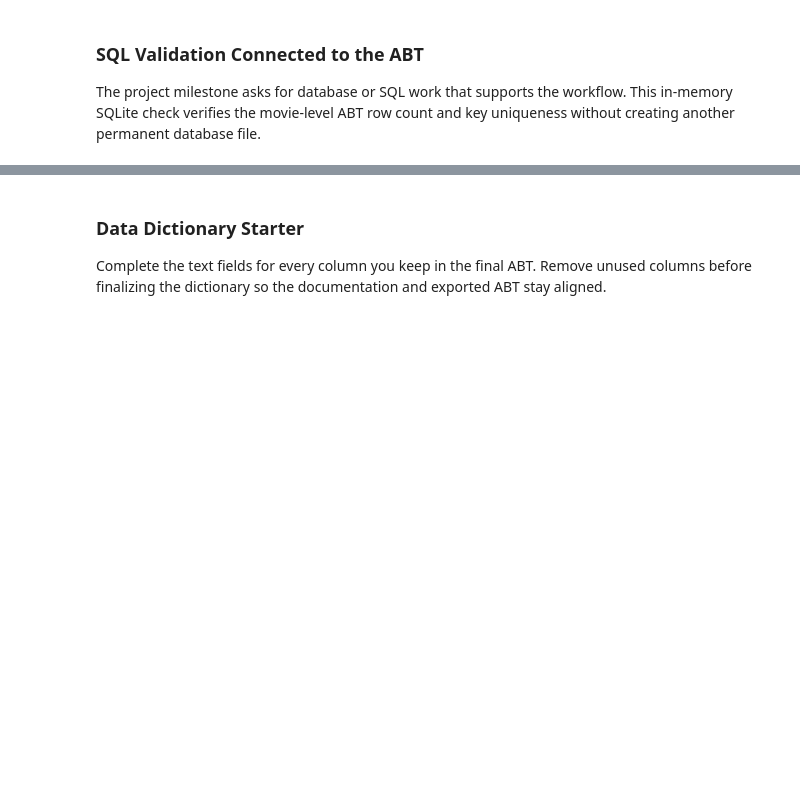
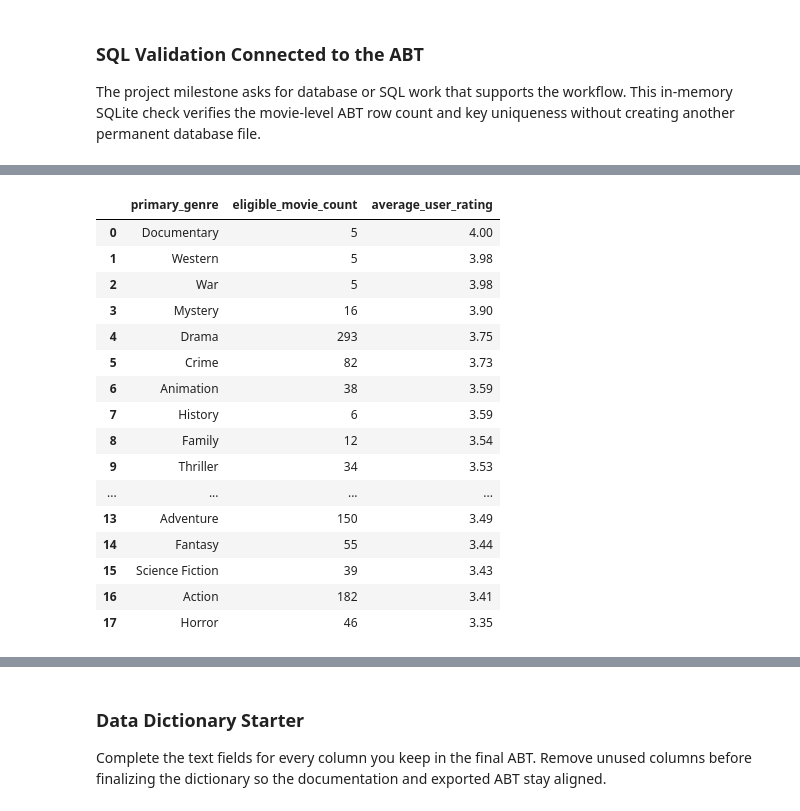
Before and after one commit to angelinaharding0301/ban6003-project-option-1-movies-Angelina-Harding, a Jupyter notebook: notebooks/movies_project_starter.ipynb, the cells around one changed output, grey strips where cells are left out. Drawn from its saved outputs; the diff is of its cells as text; code cells hidden in the pictures; blank space fills up the shorter version.

```diff
--- a/notebooks/movies_project_starter.ipynb
+++ b/notebooks/movies_project_starter.ipynb
@@ -492,0 +783,30 @@ sql_abt_check
+# %%
+duckdb.sql("""
+select
+    primary_genre,
+    count(*) as eligible_movie_count,
+    round(avg(user_rating_mean), 2) as average_user_rating
+from abt
+where rating_target_eligible=true and primary_genre is not null
+group by primary_genre
+order by average_user_rating desc
+
+""").df()
+# %% [output]
+|  | primary_genre | eligible_movie_count | average_user_rating |
+| 0 | Documentary | 5 | 4.00 |
+| 1 | Western | 5 | 3.98 |
+| 2 | War | 5 | 3.98 |
+| 3 | Mystery | 16 | 3.90 |
+| 4 | Drama | 293 | 3.75 |
+| 5 | Crime | 82 | 3.73 |
+| 6 | Animation | 38 | 3.59 |
+| 7 | History | 6 | 3.59 |
+| 8 | Family | 12 | 3.54 |
+| 9 | Thriller | 34 | 3.53 |
+| ... | ... | ... | ... |
+| 13 | Adventure | 150 | 3.49 |
+| 14 | Fantasy | 55 | 3.44 |
+| 15 | Science Fiction | 39 | 3.43 |
+| 16 | Action | 182 | 3.41 |
+| 17 | Horror | 46 | 3.35 |
```
Also changed, not shown: parts of 51 cells of this notebook, 2 other files.
